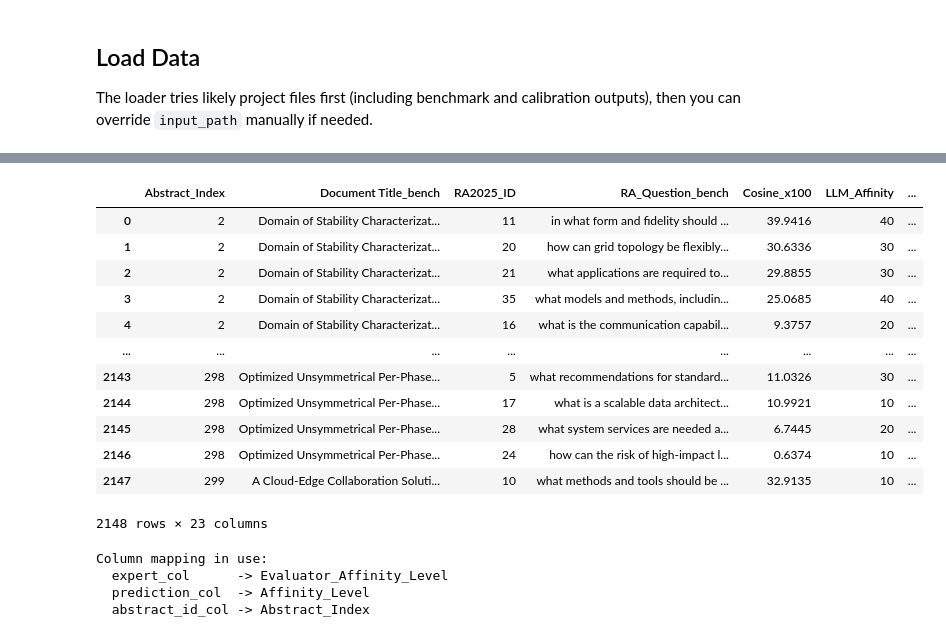
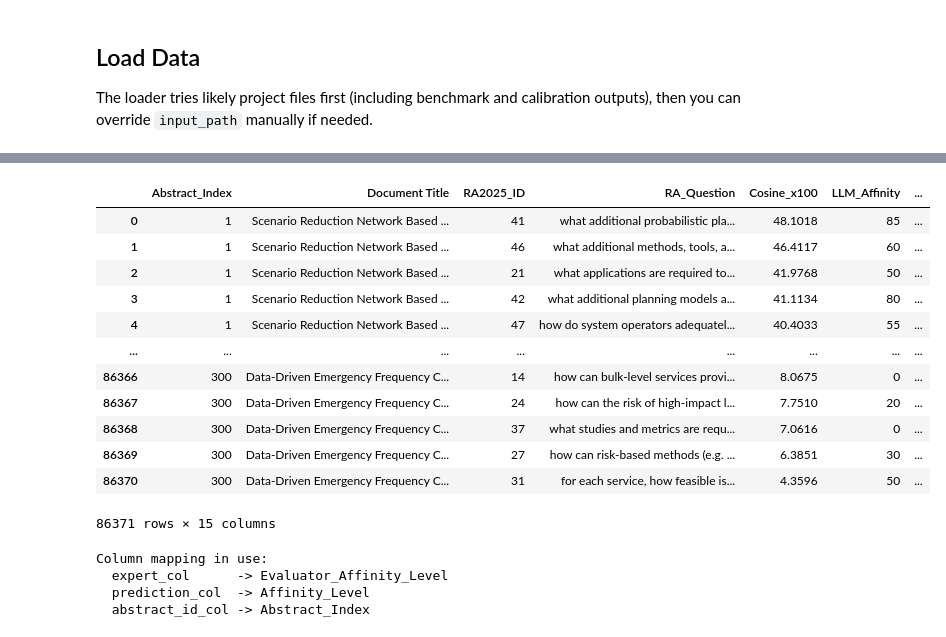
Before and after one commit to pigalleg/article-classifier, a Jupyter notebook: notebooks/10_affinity_diagnostics_metrics.ipynb, the cells around one changed output, grey strips where cells are left out. Drawn from its saved outputs; the diff is of its cells as text; code cells hidden in the pictures.

```diff
--- a/notebooks/10_affinity_diagnostics_metrics.ipynb
+++ b/notebooks/10_affinity_diagnostics_metrics.ipynb
@@ -52,14 +65,22 @@ bench_root = repo_root / "data" / "results" / "affinity_benchmark"
 calib_root = repo_root / "data" / "results" / "affinity_calibration"
 
 benchmark_run_dir_names = ["20260422_212121_1", "20260422_212121_2", "20260422_212121_3"]
-calibration_run_dir_names = ["20260601_dummy_100_abstracts_v3"]
-
+# calibration_run_dir_names = ["20260601_dummy_100_abstracts_v3"]
+calibration_run_dir_names = ["20260618_Mark_batch1"]
 benchmark_input_filename = "adjudicated_ra_model_rows.csv"
-calibration_input_filename = "calibration_dummy_abstract_question_affinities.csv"
+# calibration_input_filename = "calibration_dummy_abstract_question_affinities.csv"
+calibration_input_filename = "calibration_abstract_question_affinities.csv"
 
 def load_table(path: Path) -> pd.DataFrame:
     if path.suffix.lower() == ".csv":
-        return pd.read_csv(path)
+        for encoding in ("utf-8-sig", "utf-8", "cp1252", "latin1"):
+            try:
+                return pd.read_csv(path, encoding=encoding)
+            except UnicodeDecodeError:
+                continue
+        raise UnicodeDecodeError(
+            "utf-8", b"", 0, 1, f"Unable to decode CSV file: {path}"
+        )
     if path.suffix.lower() in {".xlsx", ".xls"}:
         return pd.read_excel(path)
     raise ValueError(f"Unsupported file extension for {path}")
@@ -91,17 +112,20 @@ def collect_frames(root: Path, run_dir_names, input_filename: str, source_name:
 
 benchmark_frames, selected_benchmark_dirs = collect_frames(
     bench_root, benchmark_run_dir_names, benchmark_input_filename, "benchmark"
- )
+)
 calibration_frames, selected_calibration_dirs = collect_frames(
     calib_root, calibration_run_dir_names, calibration_input_filename, "calibration"
- )
-
-df_raw = pd.concat(benchmark_frames + calibration_frames)
-
+)
 
 bench_df = pd.concat(benchmark_frames, ignore_index=True)
 calib_df = pd.concat(calibration_frames, ignore_index=True)
-df_raw = pd.merge(bench_df, calib_df, on=['Abstract_Index', 'RA2025_ID'], how='inner', suffixes=('_bench', '_calib'))
+df_raw = pd.merge(
+    bench_df,
+    calib_df,
+    on=["Abstract_Index", "RA2025_ID"],
+    how="inner",
+    suffixes=("_bench", "_calib"),
+)
 
 print("Benchmark run directories:", [p.name for p in selected_benchmark_dirs])
 print("Calibration run directories:", [p.name for p in selected_calibration_dirs])
@@ -131,20 +155,20 @@ Columns (23): ['Abstract_Index', 'Document Title_bench', 'RA2025_ID', 'RA_Questi
 10 rows × 23 columns
 # %%
-df_raw
+bench_df
 # %% [output]
-|  | Abstract_Index | Document Title_bench | RA2025_ID | RA_Question_bench | Cosine_x100 | LLM_Affinity | ... |
-| 0 | 2 | Domain of Stability Characterizat... | 11 | in what form and fidelity should ... | 39.9416 | 40 | ... |
-| 1 | 2 | Domain of Stability Characterizat... | 20 | how can grid topology be flexibly... | 30.6336 | 30 | ... |
-| 2 | 2 | Domain of Stability Characterizat... | 21 | what applications are required to... | 29.8855 | 30 | ... |
-| 3 | 2 | Domain of Stability Characterizat... | 35 | what models and methods, includin... | 25.0685 | 40 | ... |
-| 4 | 2 | Domain of Stability Characterizat... | 16 | what is the communication capabil... | 9.3757 | 20 | ... |
+|  | Abstract_Index | Document Title | RA2025_ID | RA_Question | Cosine_x100 | LLM_Affinity | ... |
+| 0 | 1 | Scenario Reduction Network Based ... | 41 | what additional probabilistic pla... | 48.1018 | 85 | ... |
+| 1 | 1 | Scenario Reduction Network Based ... | 46 | what additional methods, tools, a... | 46.4117 | 60 | ... |
+| 2 | 1 | Scenario Reduction Network Based ... | 21 | what applications are required to... | 41.9768 | 50 | ... |
+| 3 | 1 | Scenario Reduction Network Based ... | 42 | what additional planning models a... | 41.1134 | 80 | ... |
+| 4 | 1 | Scenario Reduction Network Based ... | 47 | how do system operators adequatel... | 40.4033 | 55 | ... |
 | ... | ... | ... | ... | ... | ... | ... | ... |
-| 2143 | 298 | Optimized Unsymmetrical Per-Phase... | 5 | what recommendations for standard... | 11.0326 | 30 | ... |
-| 2144 | 298 | Optimized Unsymmetrical Per-Phase... | 17 | what is a scalable data architect... | 10.9921 | 10 | ... |
-| 2145 | 298 | Optimized Unsymmetrical Per-Phase... | 28 | what system services are needed a... | 6.7445 | 20 | ... |
-| 2146 | 298 | Optimized Unsymmetrical Per-Phase... | 24 | how can the risk of high-impact l... | 0.6374 | 10 | ... |
-| 2147 | 299 | A Cloud-Edge Collaboration Soluti... | 10 | what methods and tools should be ... | 32.9135 | 10 | ... |
+| 86366 | 300 | Data-Driven Emergency Frequency C... | 14 | how can bulk-level services provi... | 8.0675 | 0 | ... |
+| 86367 | 300 | Data-Driven Emergency Frequency C... | 24 | how can the risk of high-impact l... | 7.7510 | 20 | ... |
+| 86368 | 300 | Data-Driven Emergency Frequency C... | 37 | what studies and metrics are requ... | 7.0616 | 0 | ... |
+| 86369 | 300 | Data-Driven Emergency Frequency C... | 27 | how can risk-based methods (e.g. ... | 6.3851 | 30 | ... |
+| 86370 | 300 | Data-Driven Emergency Frequency C... | 31 | for each service, how feasible is... | 4.3596 | 50 | ... |
-2148 rows × 23 columns
+86371 rows × 15 columns
 # %%
 def infer_column(columns, preferred, fallback):
     if preferred in columns:
```
Also changed, not shown: parts of 10 cells of this notebook, 2 other files.
